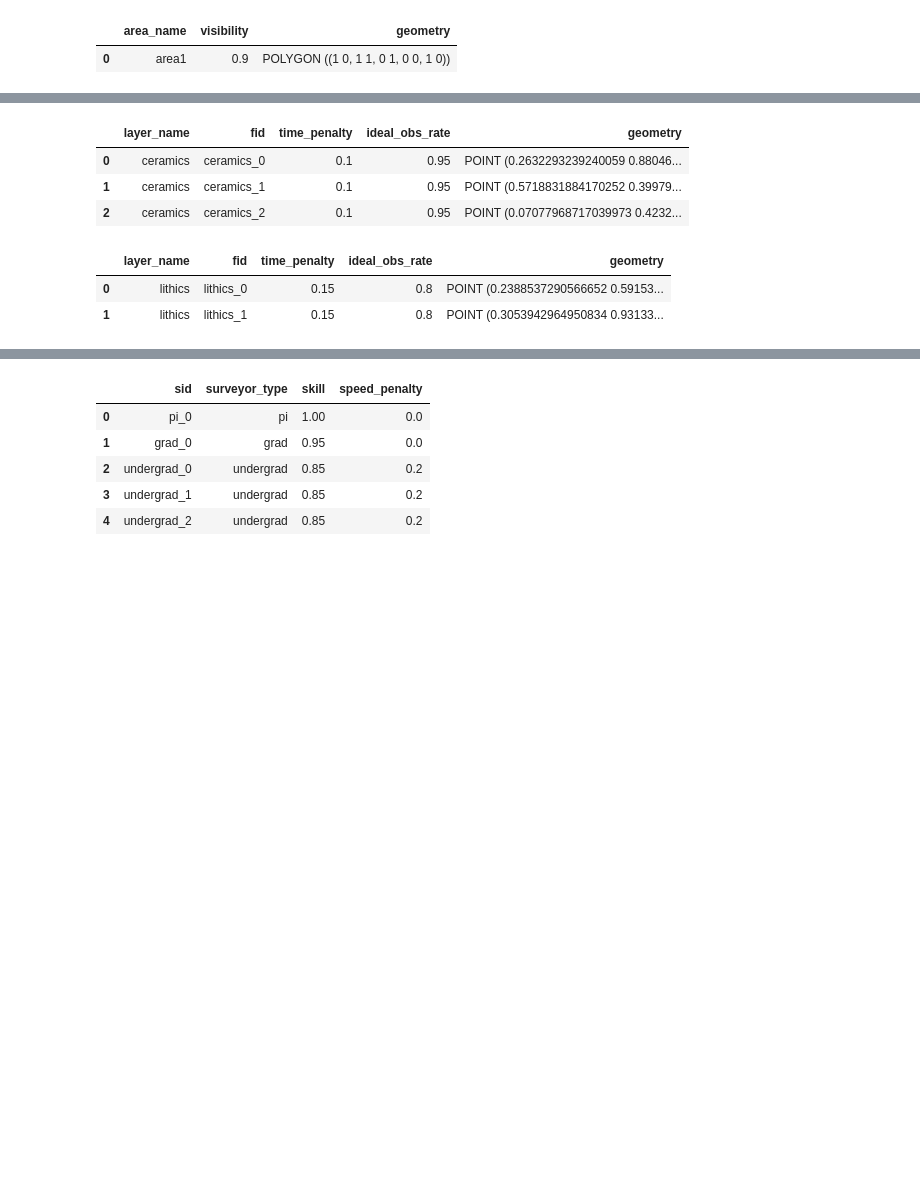
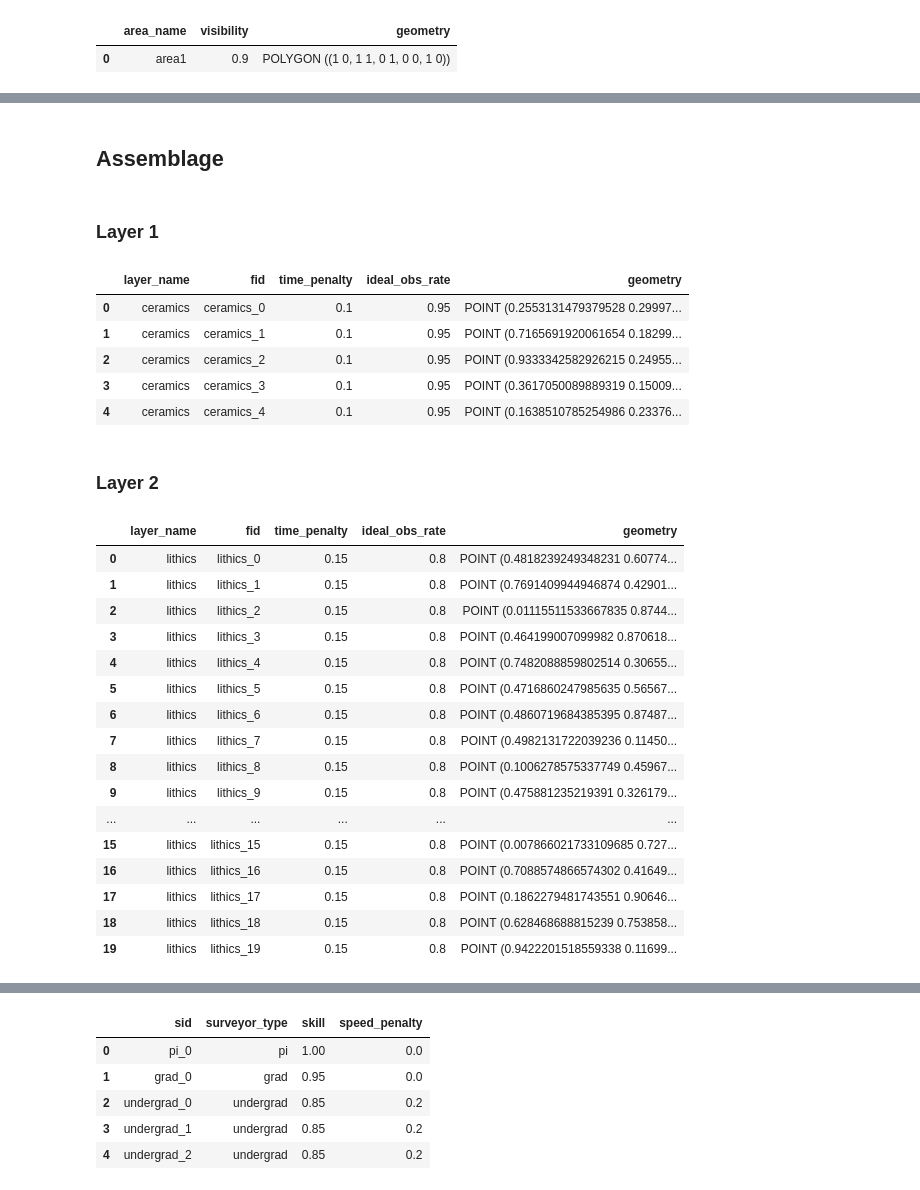
Before and after one commit to deppen8/prospect, a Jupyter notebook: notebooks/basic_building_blocks.ipynb, the cells around one changed output, grey strips where cells are left out. Drawn from its saved outputs; the diff is of its cells as text; code cells hidden in the pictures; blank space fills up the shorter version.

```diff
--- a/notebooks/basic_building_blocks.ipynb
+++ b/notebooks/basic_building_blocks.ipynb
@@ -23,9 +170,13 @@ area1
+# %% [markdown]
+## Assemblage
+# %% [markdown]
+### Layer 1
 # %%
 from numpy.random import random
 from shapely.geometry import Point
 import geopandas as gpd
 
-n = 3
+n = 5
 xrange=(0, 1); yrange=(0, 1)
 
 xs = (random(n) * (xrange[1] - xrange[0])) + xrange[0]
@@ -42,29 +193,47 @@ ceramics = gpd.GeoDataFrame({'layer_name': ['ceramics'] * n,
 ceramics
 # %% [output]
 |  | layer_name | fid | time_penalty | ideal_obs_rate | geometry |
-| 0 | ceramics | ceramics_0 | 0.1 | 0.95 | POINT (0.2632293239240059 0.88046... |
-| 1 | ceramics | ceramics_1 | 0.1 | 0.95 | POINT (0.5718831884170252 0.39979... |
-| 2 | ceramics | ceramics_2 | 0.1 | 0.95 | POINT (0.07077968717039973 0.4232... |
+| 0 | ceramics | ceramics_0 | 0.1 | 0.95 | POINT (0.2553131479379528 0.29997... |
+| 1 | ceramics | ceramics_1 | 0.1 | 0.95 | POINT (0.7165691920061654 0.18299... |
+| 2 | ceramics | ceramics_2 | 0.1 | 0.95 | POINT (0.9333342582926215 0.24955... |
+| 3 | ceramics | ceramics_3 | 0.1 | 0.95 | POINT (0.3617050089889319 0.15009... |
+| 4 | ceramics | ceramics_4 | 0.1 | 0.95 | POINT (0.1638510785254986 0.23376... |
+# %% [markdown]
+### Layer 2
 # %%
-n = 2
+n = 20
 xrange=(0, 1); yrange=(0, 1)
 
 xs = (random(n) * (xrange[1] - xrange[0])) + xrange[0]
 ys = (random(n) * (yrange[1] - yrange[0])) + yrange[0]
 gds = gpd.GeoSeries([Point(xy) for xy in zip(xs, ys)])
 
 lithics = gpd.GeoDataFrame({'layer_name': ['lithics'] * n,
                            'fid': [f'lithics_{i}' for i in range(n)],
                            'time_penalty': [0.15] * n,
                            'ideal_obs_rate': [0.80] * n,
                            'geometry': gds},
                           geometry = 'geometry'
                          )
 lithics
 # %% [output]
 |  | layer_name | fid | time_penalty | ideal_obs_rate | geometry |
-| 0 | lithics | lithics_0 | 0.15 | 0.8 | POINT (0.2388537290566652 0.59153... |
-| 1 | lithics | lithics_1 | 0.15 | 0.8 | POINT (0.3053942964950834 0.93133... |
+| 0 | lithics | lithics_0 | 0.15 | 0.8 | POINT (0.4818239249348231 0.60774... |
+| 1 | lithics | lithics_1 | 0.15 | 0.8 | POINT (0.7691409944946874 0.42901... |
+| 2 | lithics | lithics_2 | 0.15 | 0.8 | POINT (0.01115511533667835 0.8744... |
+| 3 | lithics | lithics_3 | 0.15 | 0.8 | POINT (0.464199007099982 0.870618... |
+| 4 | lithics | lithics_4 | 0.15 | 0.8 | POINT (0.7482088859802514 0.30655... |
+| 5 | lithics | lithics_5 | 0.15 | 0.8 | POINT (0.4716860247985635 0.56567... |
+| 6 | lithics | lithics_6 | 0.15 | 0.8 | POINT (0.4860719684385395 0.87487... |
+| 7 | lithics | lithics_7 | 0.15 | 0.8 | POINT (0.4982131722039236 0.11450... |
+| 8 | lithics | lithics_8 | 0.15 | 0.8 | POINT (0.1006278575337749 0.45967... |
+| 9 | lithics | lithics_9 | 0.15 | 0.8 | POINT (0.475881235219391 0.326179... |
+| ... | ... | ... | ... | ... | ... |
+| 15 | lithics | lithics_15 | 0.15 | 0.8 | POINT (0.007866021733109685 0.727... |
+| 16 | lithics | lithics_16 | 0.15 | 0.8 | POINT (0.7088574866574302 0.41649... |
+| 17 | lithics | lithics_17 | 0.15 | 0.8 | POINT (0.1862279481743551 0.90646... |
+| 18 | lithics | lithics_18 | 0.15 | 0.8 | POINT (0.628468688815239 0.753858... |
+| 19 | lithics | lithics_19 | 0.15 | 0.8 | POINT (0.9422201518559338 0.11699... |
 # %%
 assemblage = pd.concat([ceramics, lithics], ignore_index=True)
 assemblage
```
Also changed, not shown: parts of 24 cells of this notebook, 1 other file.
